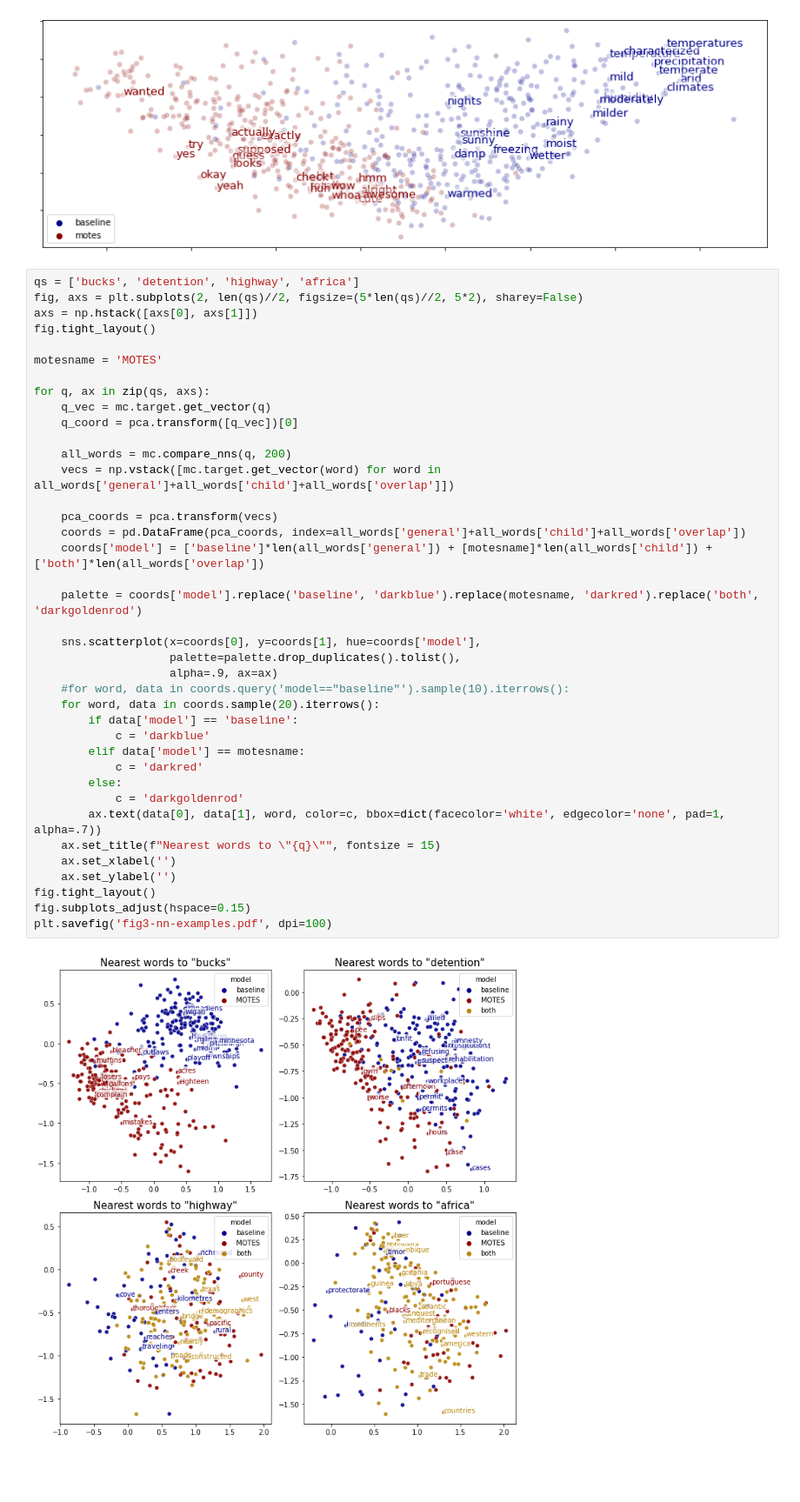
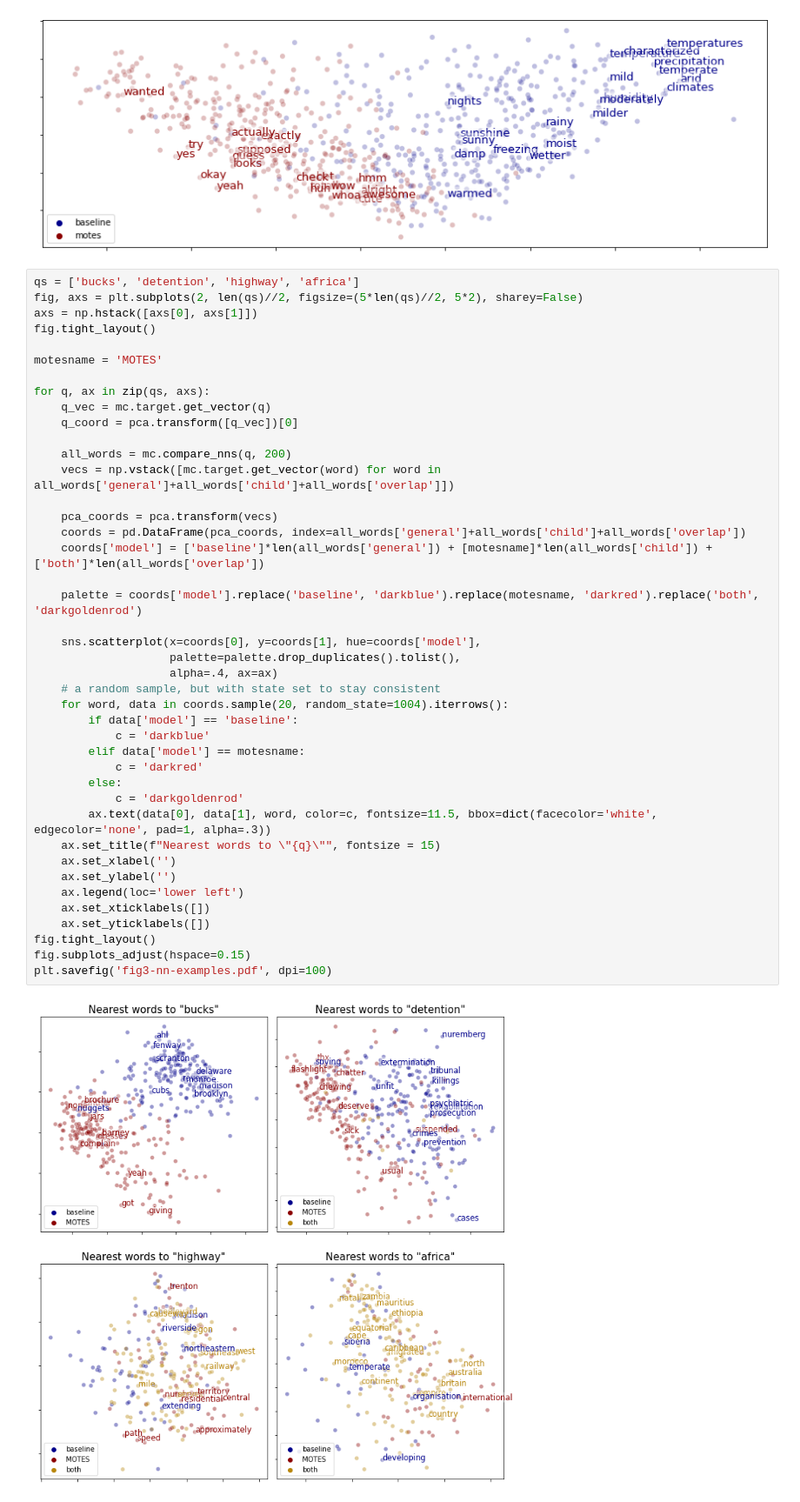
Before and after one commit to massivetexts/motes-corpus, a Jupyter notebook: analysis/ModelComparison.ipynb, the cells around one changed output. Shown at 87% size. Cells and saved outputs as stored; diff of their text form; blank space fills up the shorter version.

Commit message:
Re-sample fig 3

```diff
--- a/analysis/ModelComparison.ipynb
+++ b/analysis/ModelComparison.ipynb
@@ -533,35 +533,38 @@ fig.tight_layout()
 motesname = 'MOTES'
 
 for q, ax in zip(qs, axs):
     q_vec = mc.target.get_vector(q)
     q_coord = pca.transform([q_vec])[0]
 
     all_words = mc.compare_nns(q, 200)
     vecs = np.vstack([mc.target.get_vector(word) for word in all_words['general']+all_words['child']+all_words['overlap']])
 
     pca_coords = pca.transform(vecs)
     coords = pd.DataFrame(pca_coords, index=all_words['general']+all_words['child']+all_words['overlap'])
     coords['model'] = ['baseline']*len(all_words['general']) + [motesname]*len(all_words['child']) + ['both']*len(all_words['overlap'])
 
     palette = coords['model'].replace('baseline', 'darkblue').replace(motesname, 'darkred').replace('both', 'darkgoldenrod')
 
     sns.scatterplot(x=coords[0], y=coords[1], hue=coords['model'],
                     palette=palette.drop_duplicates().tolist(),
-                    alpha=.9, ax=ax)
-    #for word, data in coords.query('model=="baseline"').sample(10).iterrows():
-    for word, data in coords.sample(20).iterrows():
+                    alpha=.4, ax=ax)
+    # a random sample, but with state set to stay consistent
+    for word, data in coords.sample(20, random_state=1004).iterrows():
         if data['model'] == 'baseline':
             c = 'darkblue'
         elif data['model'] == motesname:
             c = 'darkred'
         else:
             c = 'darkgoldenrod'
-        ax.text(data[0], data[1], word, color=c, bbox=dict(facecolor='white', edgecolor='none', pad=1, alpha=.7))
+        ax.text(data[0], data[1], word, color=c, fontsize=11.5, bbox=dict(facecolor='white', edgecolor='none', pad=1, alpha=.3))
     ax.set_title(f"Nearest words to \"{q}\"", fontsize = 15)
     ax.set_xlabel('')
     ax.set_ylabel('')
+    ax.legend(loc='lower left')
+    ax.set_xticklabels([])
+    ax.set_yticklabels([])
 fig.tight_layout()
 fig.subplots_adjust(hspace=0.15)
 plt.savefig('fig3-nn-examples.pdf', dpi=100)
 # %% [output]
-[figure, old version]
+[figure, new version]
```
Also changed, not shown: 2 other files.
